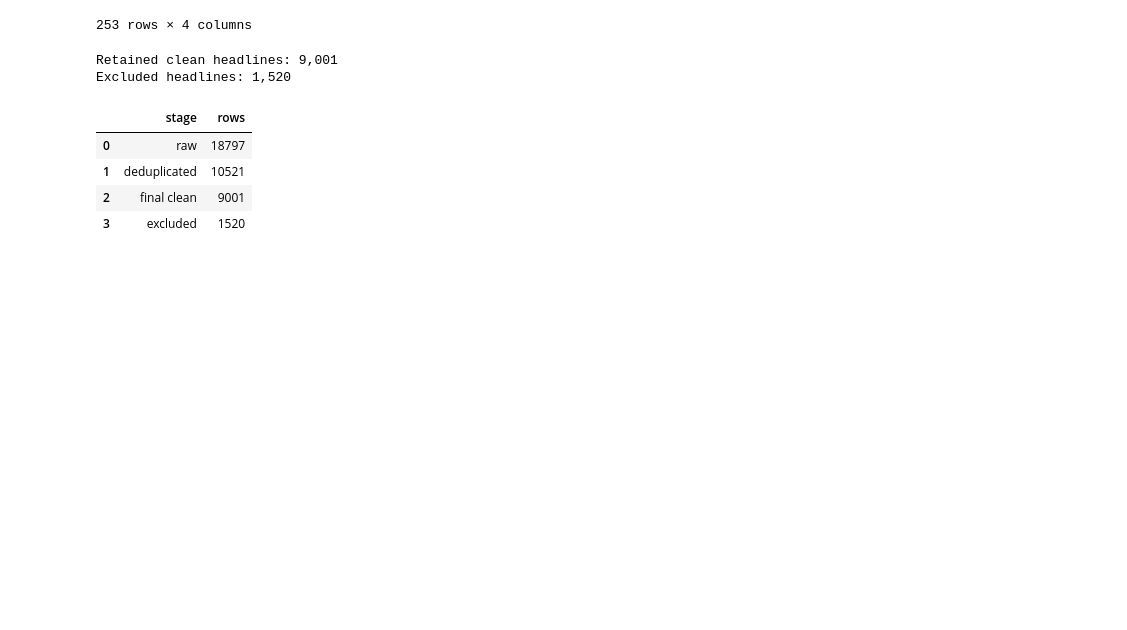
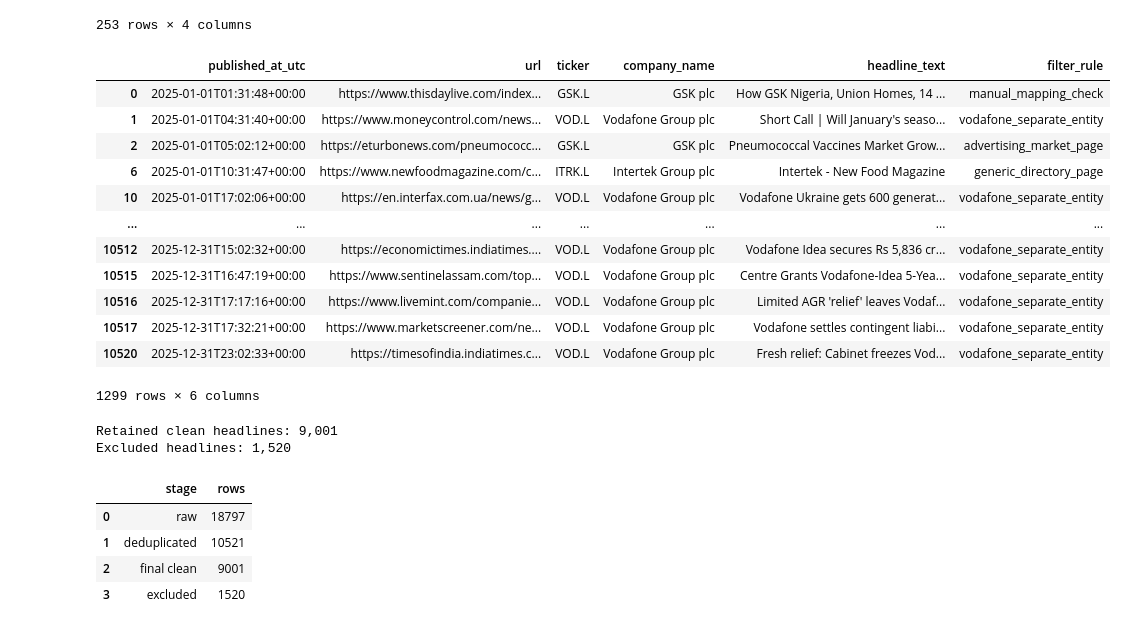
Before and after one commit to Za-Qar/dk-cot_uk_stock, a Jupyter notebook: pipeline/02_clean_headlines.ipynb, the cells around one changed output. Drawn from its saved outputs; the diff is of its cells as text; code cells hidden in the pictures; blank space fills up the shorter version.

Commit message:
Clean 02

```diff
--- a/pipeline/02_clean_headlines.ipynb
+++ b/pipeline/02_clean_headlines.ipynb
@@ -233,24 +345,24 @@ mapping_results = deduplicated_df.apply(
     axis=1,
     result_type="expand",
 )
-mapping_results.columns = ["mapping_decision", "filter_rule"]
-deduplicated_df[["mapping_decision", "filter_rule"]] = mapping_results
+mapping_results.columns = ["mapping_decision", FILTER_RULE_COLUMN]
+deduplicated_df[["mapping_decision", FILTER_RULE_COLUMN]] = mapping_results
 
-# Two reviewed headlines were confirmed as false matches for the selected listed companies.
-titles = deduplicated_df["headline_text"]
+# A lower-case "national grid" without company context may describe general infrastructure, so it is sent for review
+titles = deduplicated_df[HEADLINE_TEXT_COLUMN]
 manual_exclusion_mask = (
     (
-        (deduplicated_df["ticker"] == "GSK.L")
+        (deduplicated_df[TICKER_COLUMN] == Ticker.GSK.value)
         & titles.str.contains("GSK Nigeria, Union Homes", case=False, regex=False, na=False)
     )
     | (
-        (deduplicated_df["ticker"] == "RIO.L")
+        (deduplicated_df[TICKER_COLUMN] == Ticker.RIO_TINTO.value)
         & titles.str.contains("Graphene Aluminium-Ion Battery", case=False, regex=False, na=False)
         & titles.str.contains("IT Business Net", case=False, regex=False, na=False)
     )
 )
 deduplicated_df.loc[manual_exclusion_mask, "mapping_decision"] = "exclude"
-deduplicated_df.loc[manual_exclusion_mask, "filter_rule"] = "manual_mapping_check"
+deduplicated_df.loc[manual_exclusion_mask, FILTER_RULE_COLUMN] = "manual_mapping_check"
 
 display(deduplicated_df["mapping_decision"].value_counts())
 # %% [output]
@@ -263,7 +375,7 @@ Name: count, dtype: int64
 # Final mapping decisions for the uncertain rows.
 review_df = deduplicated_df.loc[
     deduplicated_df["mapping_decision"] == "review"
-].sort_values(["_published_at", "ticker", "headline_text"]).reset_index(drop=True)
+].sort_values([PARSED_PUBLISHED_AT_COLUMN, TICKER_COLUMN, HEADLINE_TEXT_COLUMN]).reset_index(drop=True)
 
 reviewed_relevant_indices = [
     0, 3, 4, 6, 7, 8, 9, 10, 13, 15, 21, 22, 27, 31,
@@ -271,7 +383,6 @@ reviewed_relevant_indices = [
     119, 149, 165, 166, 251, 252,
 ]
 
-assert reviewed_relevant_indices[-1] < len(review_df)
 review_df["mapping_relevant"] = "no"
 review_df.loc[reviewed_relevant_indices, "mapping_relevant"] = "yes"
 
@@ -279,7 +390,7 @@ display(review_df["mapping_relevant"].value_counts())
 display(
     review_df.loc[
         review_df["mapping_relevant"] == "yes",
-        ["ticker", "headline_text", "mapping_relevant"],
+        [TICKER_COLUMN, HEADLINE_TEXT_COLUMN, "mapping_relevant"],
     ]
 )
 # %% [output]
@@ -326,56 +436,70 @@ display(
 | 252 | VOD.L | Vodafone Group plc | Vodafone Reaches Agreement With V... | yes |
 253 rows × 4 columns
 # %%
-def get_source(url):
-    """Return the publisher domain without a leading www."""
-
-    hostname = urlparse(url).hostname
-    assert hostname is not None
-    return hostname.removeprefix("www.")
-
-
+# Keep headlines accepted by the automatic mapping rules.
 automatic_retained_df = deduplicated_df.loc[
     deduplicated_df["mapping_decision"] == "retain",
     DATA_COLUMNS,
 ].copy()
-automatic_retained_df["mapping_confidence"] = "high"
-
+# Keep uncertain headlines manually confirmed as relevant.
 reviewed_relevant_df = review_df.loc[
     review_df["mapping_relevant"] == "yes",
     DATA_COLUMNS,
 ].copy()
-reviewed_relevant_df["mapping_confidence"] = "reviewed"
-
+# Combine both retained groups to create the final clean dataset.
 clean_df = pd.concat(
     [automatic_retained_df, reviewed_relevant_df],
     ignore_index=True,
-).sort_values(["published_at_utc", "ticker", "headline_text"]).reset_index(drop=True)
-clean_df["source"] = clean_df["url"].map(get_source)
+).sort_values([PUBLISHED_AT_UTC_COLUMN, TICKER_COLUMN, HEADLINE_TEXT_COLUMN]).reset_index(drop=True)
 
+# Keep headlines rejected by the automatic rules together with the rule used.
 automatic_exclusions_df = deduplicated_df.loc[
     deduplicated_df["mapping_decision"] == "exclude",
-    [*DATA_COLUMNS, "filter_rule"],
+    [*DATA_COLUMNS, FILTER_RULE_COLUMN],
 ].copy()
+
+# Display the automatically excluded headlines for inspection.
+display(automatic_exclusions_df)
+
+# Keep uncertain headlines manually confirmed as irrelevant.
 reviewed_exclusions_df = review_df.loc[
     review_df["mapping_relevant"] == "no",
     DATA_COLUMNS,
 ].copy()
-reviewed_exclusions_df["filter_rule"] = "manual_review_no"
+# Give manually excluded headlines a consistent filter rule.
+reviewed_exclusions_df[FILTER_RULE_COLUMN] = "manual_review_no"
 
+# Combine both excluded groups to create the final exclusions dataset.
 exclusions_df = pd.concat(
     [automatic_exclusions_df, reviewed_exclusions_df],
     ignore_index=True,
-).sort_values(["published_at_utc", "ticker", "headline_text"]).reset_index(drop=True)
+).sort_values([PUBLISHED_AT_UTC_COLUMN, TICKER_COLUMN, HEADLINE_TEXT_COLUMN]).reset_index(drop=True)
 
+# Confirm that every deduplicated headline is either retained or excluded.
 assert len(clean_df) + len(exclusions_df) == len(deduplicated_df)
-assert not clean_df.duplicated(["ticker", "headline_text"]).any()
-assert set(clean_df["ticker"]) == EXPECTED_TICKERS
+# Confirm that no company and headline pair appears more than once.
+assert not clean_df.duplicated([TICKER_COLUMN, HEADLINE_TEXT_COLUMN]).any()
+# Confirm that all ten companies remain in the clean dataset.
+assert set(clean_df[TICKER_COLUMN]) == EXPECTED_TICKERS
 
 print(f"Retained clean headlines: {len(clean_df):,}")
 print(f"Excluded headlines: {len(exclusions_df):,}")
 # %% [output]
+|  | published_at_utc | url | ticker | company_name | headline_text | filter_rule |
+| 0 | 2025-01-01T01:31:48+00:00 | https://www.thisdaylive.com/index... | GSK.L | GSK plc | How GSK Nigeria, Union Homes, 14 ... | manual_mapping_check |
+| 1 | 2025-01-01T04:31:40+00:00 | https://www.moneycontrol.com/news... | VOD.L | Vodafone Group plc | Short Call | Will January's seaso... | vodafone_separate_entity |
+| 2 | 2025-01-01T05:02:12+00:00 | https://eturbonews.com/pneumococc... | GSK.L | GSK plc | Pneumococcal Vaccines Market Grow... | advertising_market_page |
+| 6 | 2025-01-01T10:31:47+00:00 | https://www.newfoodmagazine.com/c... | ITRK.L | Intertek Group plc | Intertek - New Food Magazine | generic_directory_page |
+| 10 | 2025-01-01T17:02:06+00:00 | https://en.interfax.com.ua/news/g... | VOD.L | Vodafone Group plc | Vodafone Ukraine gets 600 generat... | vodafone_separate_entity |
+| ... | ... | ... | ... | ... | ... | ... |
+| 10512 | 2025-12-31T15:02:32+00:00 | https://economictimes.indiatimes.... | VOD.L | Vodafone Group plc | Vodafone Idea secures Rs 5,836 cr... | vodafone_separate_entity |
+| 10515 | 2025-12-31T16:47:19+00:00 | https://www.sentinelassam.com/top... | VOD.L | Vodafone Group plc | Centre Grants Vodafone-Idea 5-Yea... | vodafone_separate_entity |
+| 10516 | 2025-12-31T17:17:16+00:00 | https://www.livemint.com/companie... | VOD.L | Vodafone Group plc | Limited AGR 'relief' leaves Vodaf... | vodafone_separate_entity |
+| 10517 | 2025-12-31T17:32:21+00:00 | https://www.marketscreener.com/ne... | VOD.L | Vodafone Group plc | Vodafone settles contingent liabi... | vodafone_separate_entity |
+| 10520 | 2025-12-31T23:02:33+00:00 | https://timesofindia.indiatimes.c... | VOD.L | Vodafone Group plc | Fresh relief: Cabinet freezes Vod... | vodafone_separate_entity |
-Retained clean headlines: 9,001
-Excluded headlines: 1,520
+1299 rows × 6 columns
+Retained clean headlines: 9,001
+Excluded headlines: 1,520
 # %%
 processed_directory.mkdir(parents=True, exist_ok=True)
 
```
Also changed, not shown: parts of 15 cells of this notebook.
